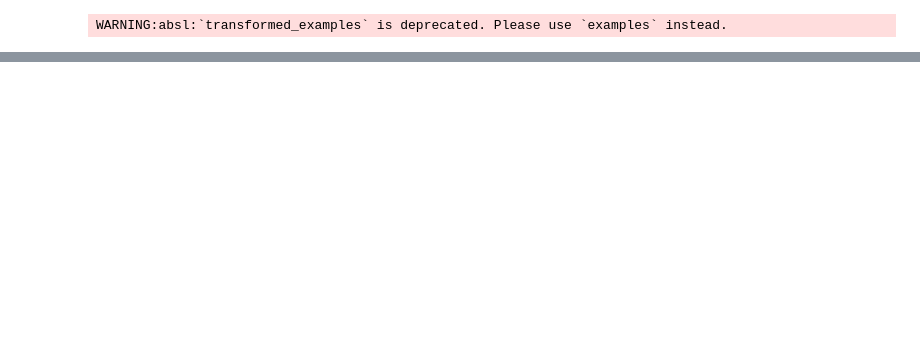
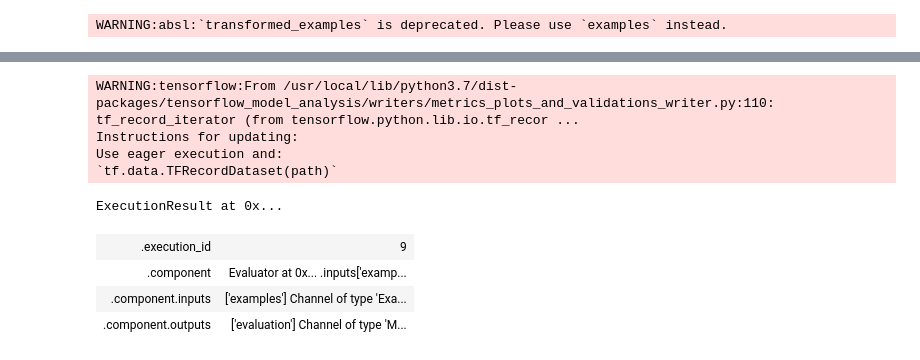
Before and after one commit to deep-diver/TFX-WandB, a Jupyter notebook: notebooks/basic_tfx.ipynb, the cells around one changed output, grey strips where cells are left out. Cells and saved outputs as stored; diff of their text form; code cells hidden in the pictures; blank space fills up the shorter version.

```diff
--- a/notebooks/basic_tfx.ipynb
+++ b/notebooks/basic_tfx.ipynb
@@ -409,0 +604,52 @@ ExecutionResult at 0x...
+# %%
+eval_configs = tfma.EvalConfig(
+    model_specs=[
+        tfma.ModelSpec(
+            signature_name="from_examples",
+            preprocessing_function_names=["transform_features"],
+            label_key="labels",
+            prediction_key="labels",
+        )
+    ],
+    slicing_specs=[tfma.SlicingSpec()],
+    metrics_specs=[
+        tfma.MetricsSpec(
+            metrics=[
+                tfma.MetricConfig(
+                    class_name="SparseCategoricalAccuracy",
+                    threshold=tfma.MetricThreshold(
+                        value_threshold=tfma.GenericValueThreshold(
+                            lower_bound={"value": 0.55}
+                        ),
+                        # Change threshold will be ignored if there is no
+                        # baseline model resolved from MLMD (first run).
+                        change_threshold=tfma.GenericChangeThreshold(
+                            direction=tfma.MetricDirection.HIGHER_IS_BETTER,
+                            absolute={"value": -1e-3},
+                        ),
+                    ),
+                )
+            ]
+        )
+    ],
+)
+
+
+evaluator = Evaluator(
+    examples=example_gen.outputs["examples"],
+    model=trainer.outputs["model"],
+    baseline_model=model_resolver.outputs["model"],
+    eval_config=eval_configs,
+)
+# %%
+context.run(evaluator)
+# %% [output]
+WARNING:tensorflow:From /usr/local/lib/python3.7/dist-packages/tensorflow_model_analysis/writers/metrics_plots_and_validations_writer.py:110: tf_record_iterator (from tensorflow.python.lib.io.tf_recor ...
+Instructions for updating:
+Use eager execution and:
+`tf.data.TFRecordDataset(path)`
+ExecutionResult at 0x...
+| .execution_id | 9 |
+| .component | Evaluator at 0x... .inputs['examp... |
+| .component.inputs | ['examples'] Channel of type 'Exa... |
+| .component.outputs | ['evaluation'] Channel of type 'M... |
```
Also changed, not shown: parts of 15 cells of this notebook.
